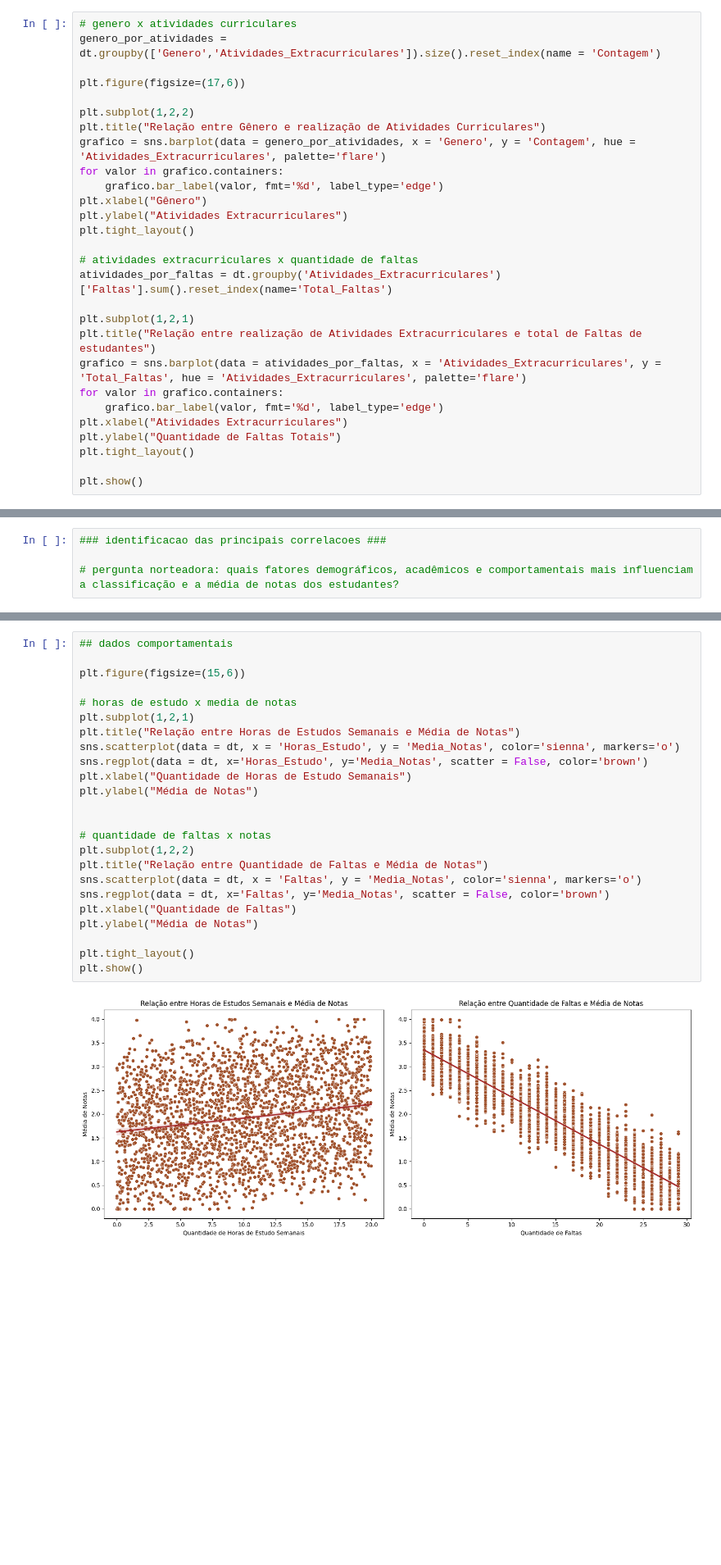
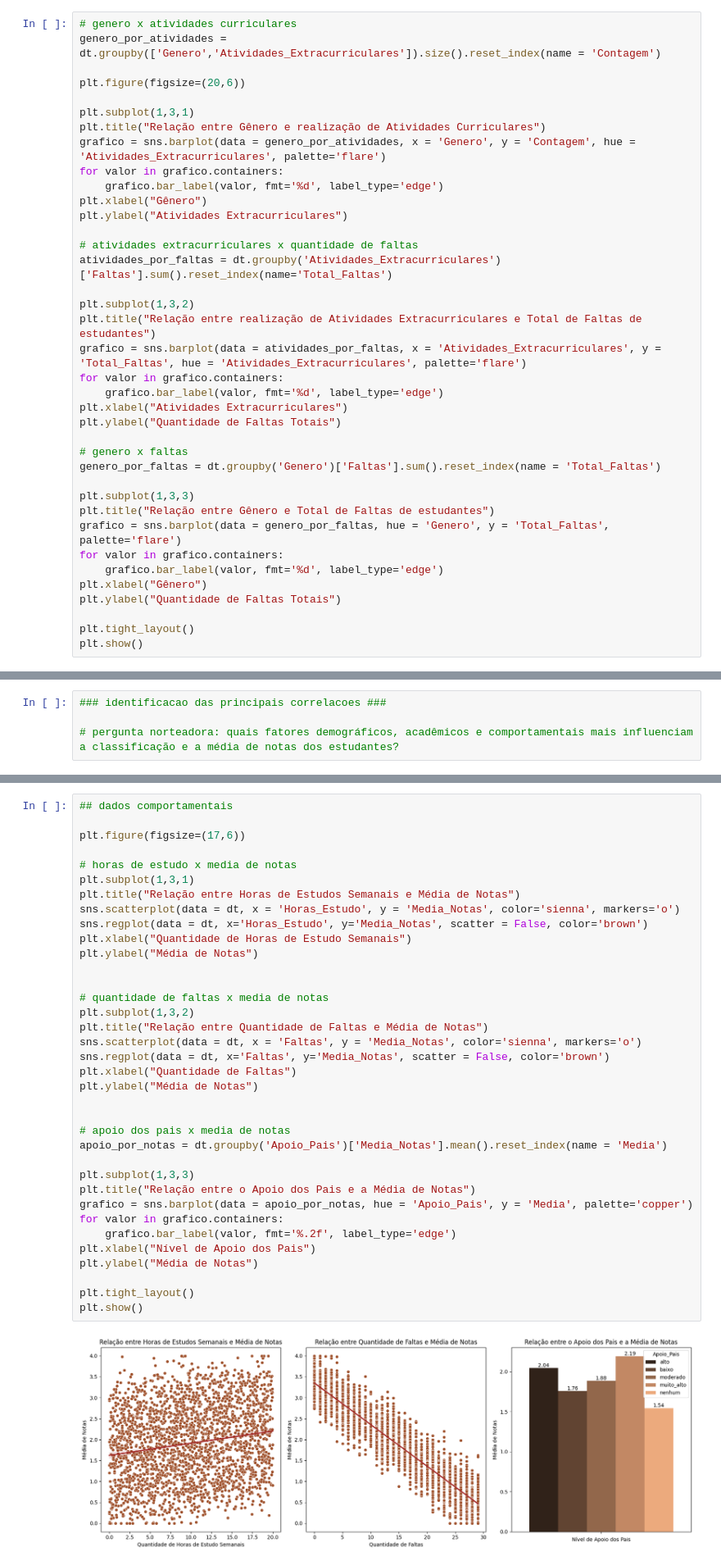
Before and after one commit to anavidev/dados-educacionais, a Jupyter notebook: notebook/analise_dados_educacionais.ipynb, the cells around one changed output, grey strips where cells are left out. Shown at 82% size. Cells and saved outputs as stored; diff of their text form; blank space fills up the shorter version.

```diff
--- a/notebook/analise_dados_educacionais.ipynb
+++ b/notebook/analise_dados_educacionais.ipynb
@@ -489,28 +489,38 @@ plt.show()
 # genero x atividades curriculares
 genero_por_atividades = dt.groupby(['Genero','Atividades_Extracurriculares']).size().reset_index(name = 'Contagem')
 
-plt.figure(figsize=(17,6))
+plt.figure(figsize=(20,6))
 
-plt.subplot(1,2,2)
+plt.subplot(1,3,1)
 plt.title("Relação entre Gênero e realização de Atividades Curriculares")
 grafico = sns.barplot(data = genero_por_atividades, x = 'Genero', y = 'Contagem', hue = 'Atividades_Extracurriculares', palette='flare')
 for valor in grafico.containers:
     grafico.bar_label(valor, fmt='%d', label_type='edge')
 plt.xlabel("Gênero")
 plt.ylabel("Atividades Extracurriculares")
-plt.tight_layout()
 
 # atividades extracurriculares x quantidade de faltas
 atividades_por_faltas = dt.groupby('Atividades_Extracurriculares')['Faltas'].sum().reset_index(name='Total_Faltas')
 
-plt.subplot(1,2,1)
-plt.title("Relação entre realização de Atividades Extracurriculares e total de Faltas de estudantes")
+plt.subplot(1,3,2)
+plt.title("Relação entre realização de Atividades Extracurriculares e Total de Faltas de estudantes")
 grafico = sns.barplot(data = atividades_por_faltas, x = 'Atividades_Extracurriculares', y = 'Total_Faltas', hue = 'Atividades_Extracurriculares', palette='flare')
 for valor in grafico.containers:
     grafico.bar_label(valor, fmt='%d', label_type='edge')
 plt.xlabel("Atividades Extracurriculares")
 plt.ylabel("Quantidade de Faltas Totais")
+
+# genero x faltas
+genero_por_faltas = dt.groupby('Genero')['Faltas'].sum().reset_index(name = 'Total_Faltas')
+
+plt.subplot(1,3,3)
+plt.title("Relação entre Gênero e Total de Faltas de estudantes")
+grafico = sns.barplot(data = genero_por_faltas, hue = 'Genero', y = 'Total_Faltas', palette='flare')
+for valor in grafico.containers:
+    grafico.bar_label(valor, fmt='%d', label_type='edge')
+plt.xlabel("Gênero")
+plt.ylabel("Quantidade de Faltas Totais")
+
 plt.tight_layout()
-
 plt.show()
 # %% [output]
@@ -640,26 +650,38 @@ plt.show()
 # %%
 ## dados comportamentais
 
-plt.figure(figsize=(15,6))
+plt.figure(figsize=(17,6))
 
 # horas de estudo x media de notas
-plt.subplot(1,2,1)
+plt.subplot(1,3,1)
 plt.title("Relação entre Horas de Estudos Semanais e Média de Notas")
 sns.scatterplot(data = dt, x = 'Horas_Estudo', y = 'Media_Notas', color='sienna', markers='o')
 sns.regplot(data = dt, x='Horas_Estudo', y='Media_Notas', scatter = False, color='brown')
 plt.xlabel("Quantidade de Horas de Estudo Semanais")
 plt.ylabel("Média de Notas")
 
 
-# quantidade de faltas x notas
-plt.subplot(1,2,2)
+# quantidade de faltas x media de notas
+plt.subplot(1,3,2)
 plt.title("Relação entre Quantidade de Faltas e Média de Notas")
 sns.scatterplot(data = dt, x = 'Faltas', y = 'Media_Notas', color='sienna', markers='o')
 sns.regplot(data = dt, x='Faltas', y='Media_Notas', scatter = False, color='brown')
 plt.xlabel("Quantidade de Faltas")
 plt.ylabel("Média de Notas")
 
+
+# apoio dos pais x media de notas
+apoio_por_notas = dt.groupby('Apoio_Pais')['Media_Notas'].mean().reset_index(name = 'Media')
+
+plt.subplot(1,3,3)
+plt.title("Relação entre o Apoio dos Pais e a Média de Notas")
+grafico = sns.barplot(data = apoio_por_notas, hue = 'Apoio_Pais', y = 'Media', palette='copper')
+for valor in grafico.containers:
+    grafico.bar_label(valor, fmt='%.2f', label_type='edge')
+plt.xlabel("Nível de Apoio dos Pais")
+plt.ylabel("Média de Notas")
+
 plt.tight_layout()
 plt.show()
 # %% [output]
-[figure, old version]
+[figure, new version]
```
Also changed, not shown: parts of 2 cells of this notebook.
